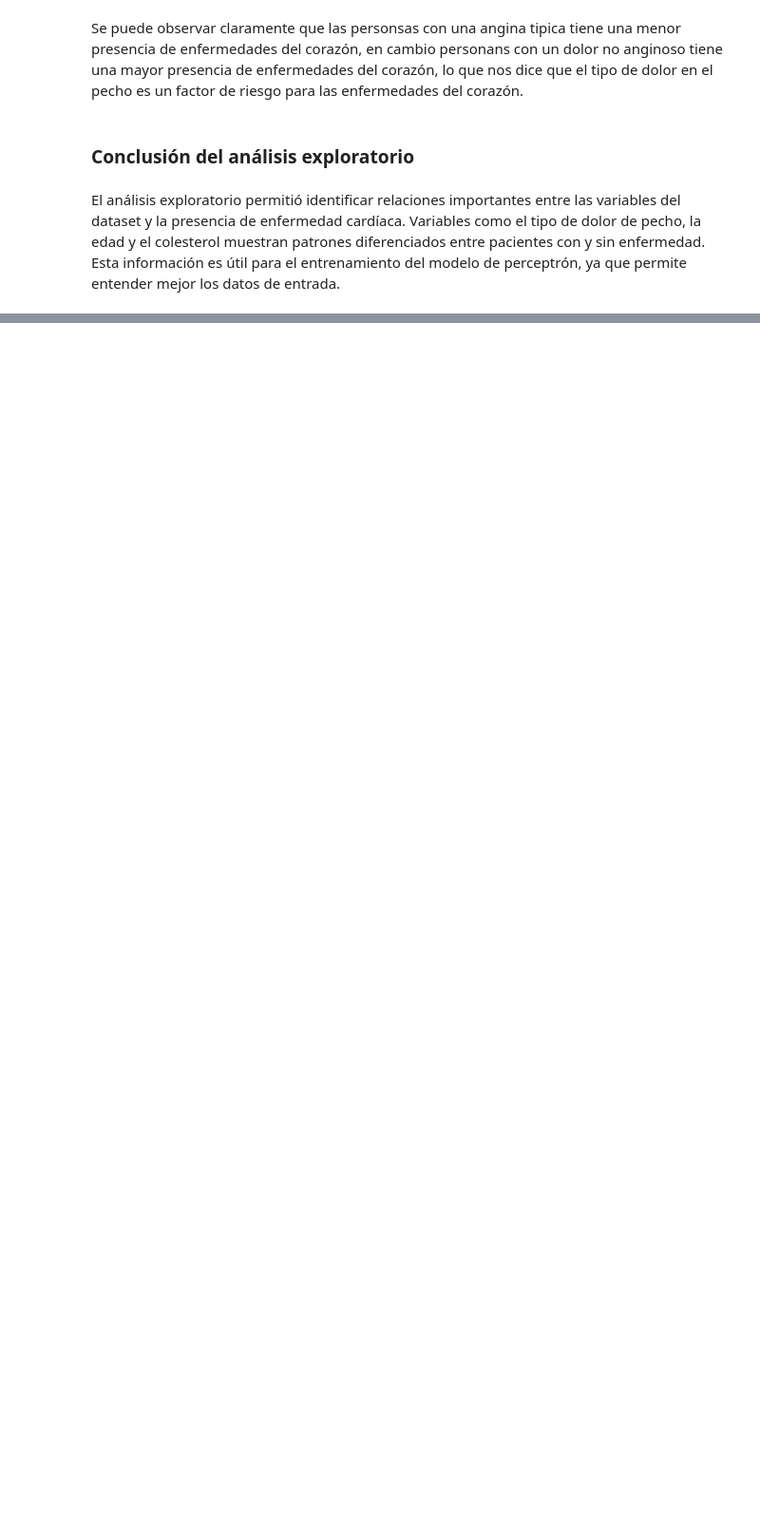
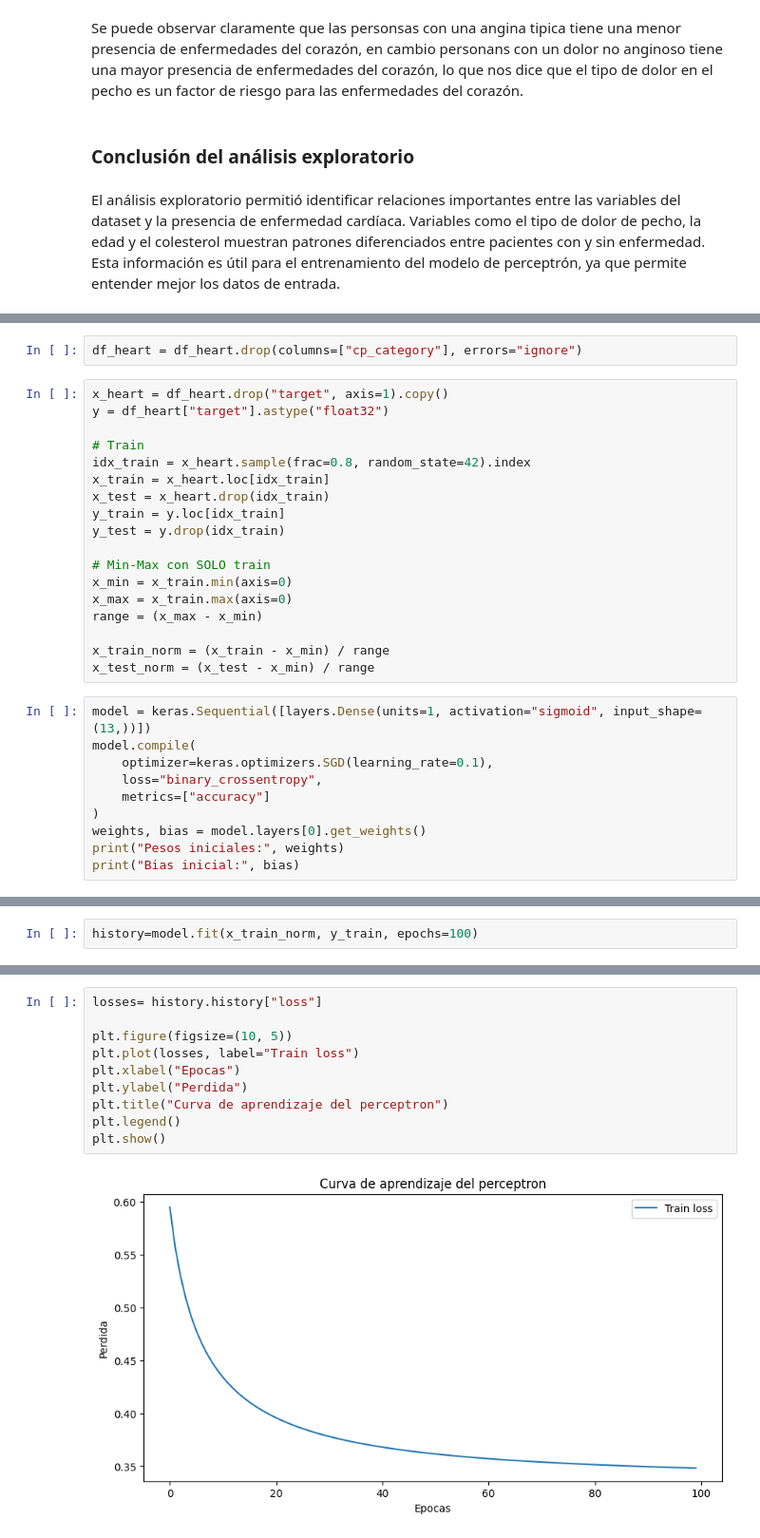
Before and after one commit to SteevenOyuela/Heart-Disease-Dataset, a Jupyter notebook: Proyecto.ipynb, the cells around one changed output, grey strips where cells are left out. Shown at 95% size. Saved outputs shown, nothing was run; the diff lists cells and outputs as text; blank space fills up the shorter version.

```diff
--- a/Proyecto.ipynb
+++ b/Proyecto.ipynb
@@ -230,0 +239,30 @@ Variables como el tipo de dolor de pecho, la edad y el colesterol muestran patro
+# %%
+df_heart = df_heart.drop(columns=["cp_category"], errors="ignore")
+# %%
+x_heart = df_heart.drop("target", axis=1).copy()
+y = df_heart["target"].astype("float32")
+
+# Train
+idx_train = x_heart.sample(frac=0.8, random_state=42).index
+x_train = x_heart.loc[idx_train]
+x_test = x_heart.drop(idx_train)
+y_train = y.loc[idx_train]
+y_test = y.drop(idx_train)
+
+# Min-Max con SOLO train
+x_min = x_train.min(axis=0)
+x_max = x_train.max(axis=0)
+range = (x_max - x_min)
+
+x_train_norm = (x_train - x_min) / range
+x_test_norm = (x_test - x_min) / range
+# %%
+model = keras.Sequential([layers.Dense(units=1, activation="sigmoid", input_shape=(13,))])
+model.compile(
+    optimizer=keras.optimizers.SGD(learning_rate=0.1),
+    loss="binary_crossentropy",
+    metrics=["accuracy"]
+)
+weights, bias = model.layers[0].get_weights()
+print("Pesos iniciales:", weights)
+print("Bias inicial:", bias)
@@ -230,0 +286,2 @@ Variables como el tipo de dolor de pecho, la edad y el colesterol muestran patro
+# %%
+history=model.fit(x_train_norm, y_train, epochs=100)
@@ -230,0 +333,12 @@ Variables como el tipo de dolor de pecho, la edad y el colesterol muestran patro
+# %%
+losses= history.history["loss"]
+
+plt.figure(figsize=(10, 5))
+plt.plot(losses, label="Train loss")
+plt.xlabel("Epocas")
+plt.ylabel("Perdida")
+plt.title("Curva de aprendizaje del perceptron")
+plt.legend()
+plt.show()
+# %% [output]
+[figure, added]
```
Also changed, not shown: parts of 18 cells of this notebook, 3 other files.
